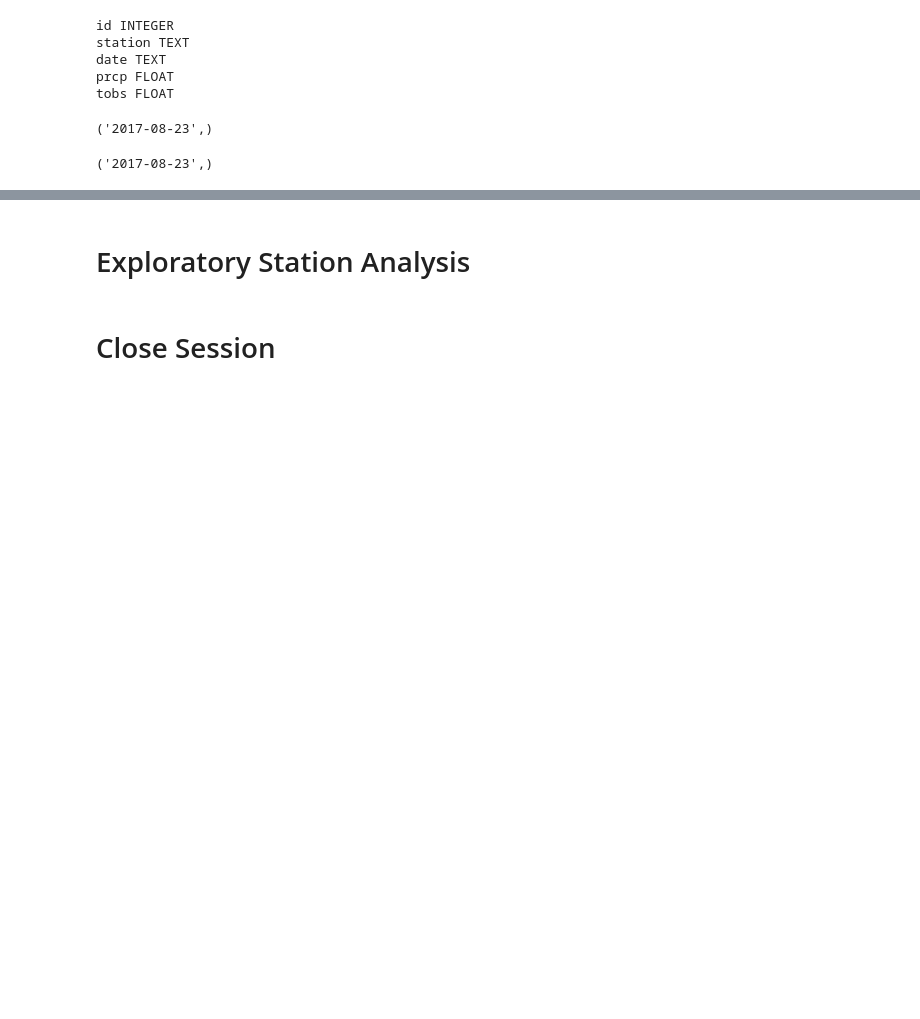
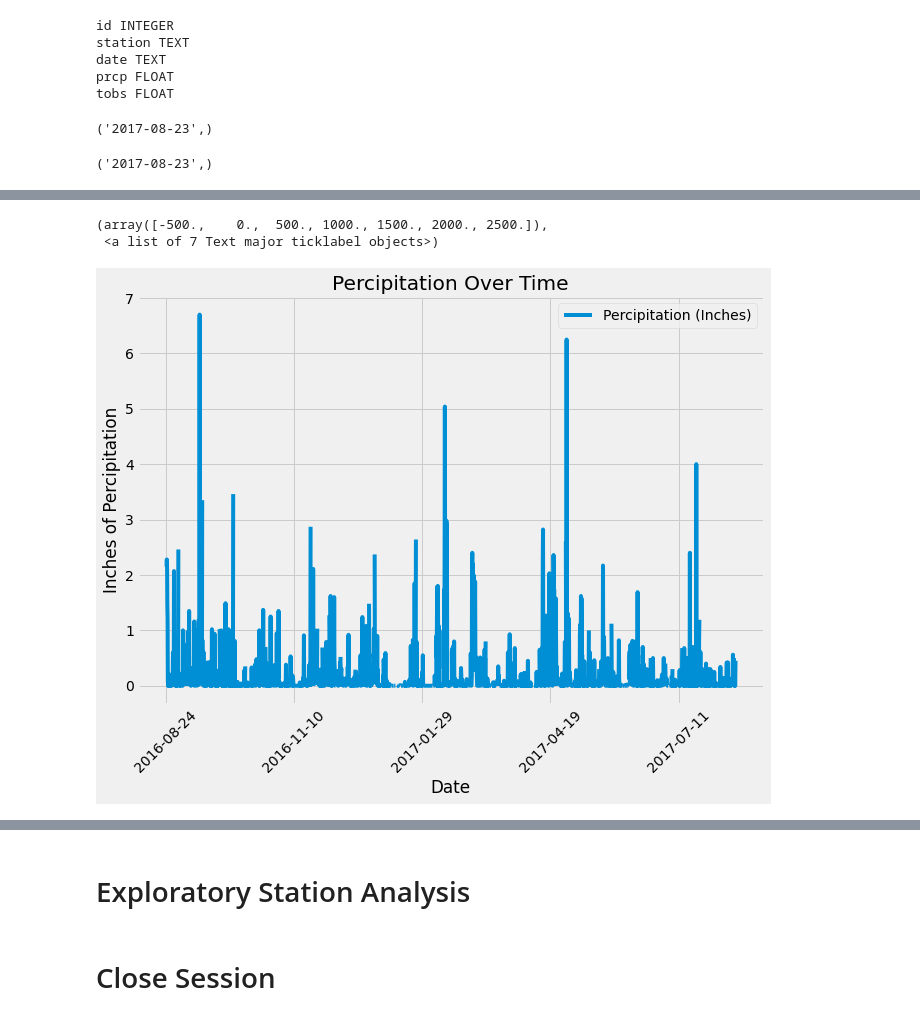
Before and after one commit to cwolf1424/SQLAlchemy-Challenge, a Jupyter notebook: SurfsUp/climate_starter.ipynb, the cells around one changed output, grey strips where cells are left out. Drawn from its saved outputs; the diff is of its cells as text; code cells hidden in the pictures; blank space fills up the shorter version.

```diff
--- a/SurfsUp/climate_starter.ipynb
+++ b/SurfsUp/climate_starter.ipynb
@@ -86,0 +73,4 @@ mm_latest_date
+# %%
+# Calculate the date one year from the last date in data set.
+mm_yr_back = dt.date(2017,8,23) - dt.timedelta(days=365)
+mm_yr_back
@@ -86,0 +79,13 @@ mm_latest_date
+# %%
+# Design a query to retrieve the last 12 months of precipitation data
+mm_latest_yr = session.query( measurements.date, measurements.prcp).filter(measurements.date > mm_yr_back).all()
+# %%
+# Save the query results as a Pandas DataFrame. Explicitly set the column names.
+mm_latest_yr_df = pd.DataFrame(mm_latest_yr).rename(columns = {0:"Date",1:"Percipitation (Inches)"})
+
+# Sort the dataframe by date
+mm_latest_yr_df = mm_latest_yr_df.sort_values("Date").reset_index(drop=True)
+
+
+# Display the dataframe
+mm_latest_yr_df.head()
@@ -87,2 +99,13 @@ mm_latest_date
+# %%
+# Use Pandas Plotting with Matplotlib to plot the data
+mm_latest_yr_df.plot(x='Date', y='Percipitation (Inches)', figsize=(10, 7))
+plt.title("Percipitation Over Time")
+plt.xlabel("Date")
+plt.ylabel("Inches of Percipitation")
+plt.xticks(rotation=45)
+# %% [output]
+(array([-500.,    0.,  500., 1000., 1500., 2000., 2500.]),
+ <a list of 7 Text major ticklabel objects>)
+[figure, added]
 # %%
 # Use Pandas to calculate the summary statistics for the precipitation data
```
Also changed, not shown: parts of 5 cells of this notebook.
